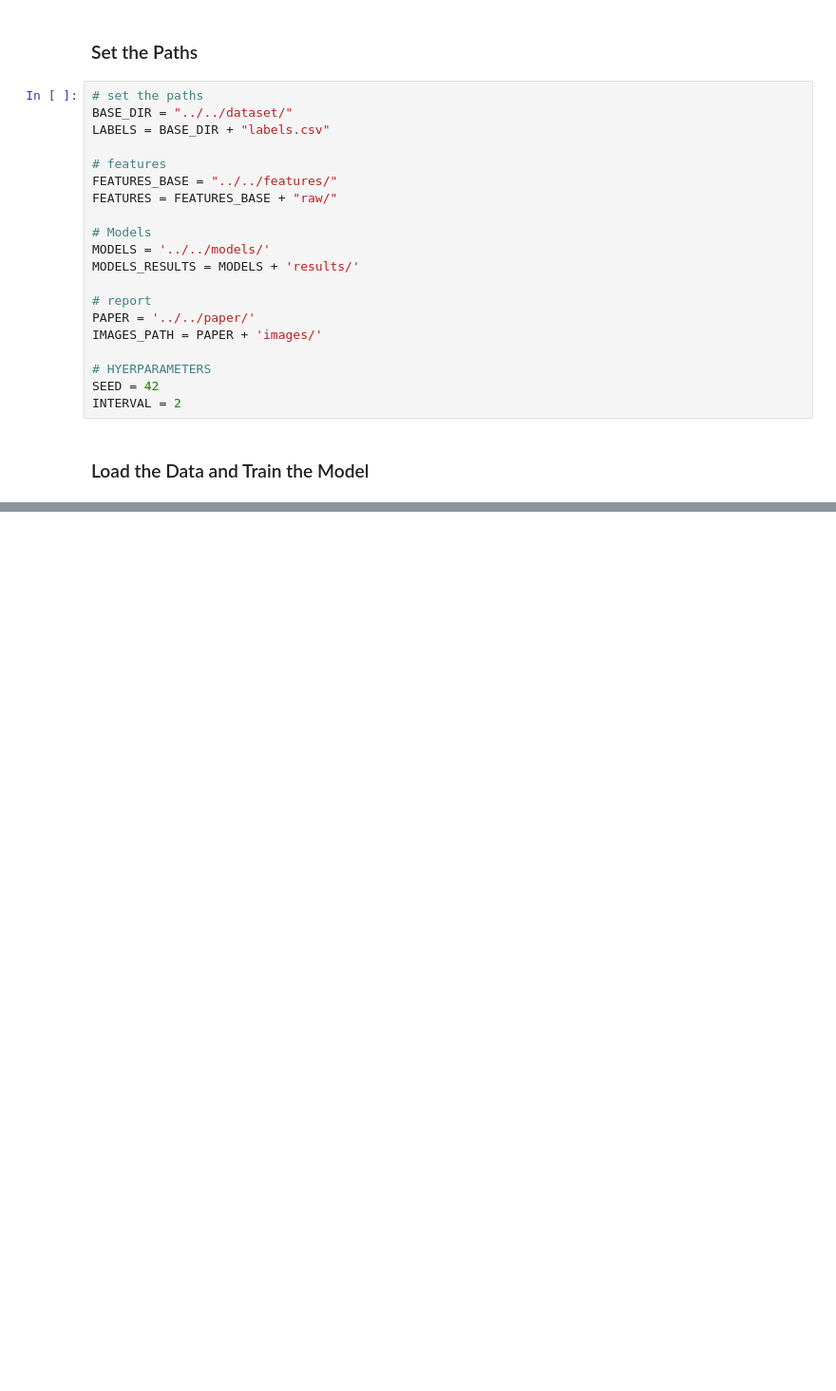
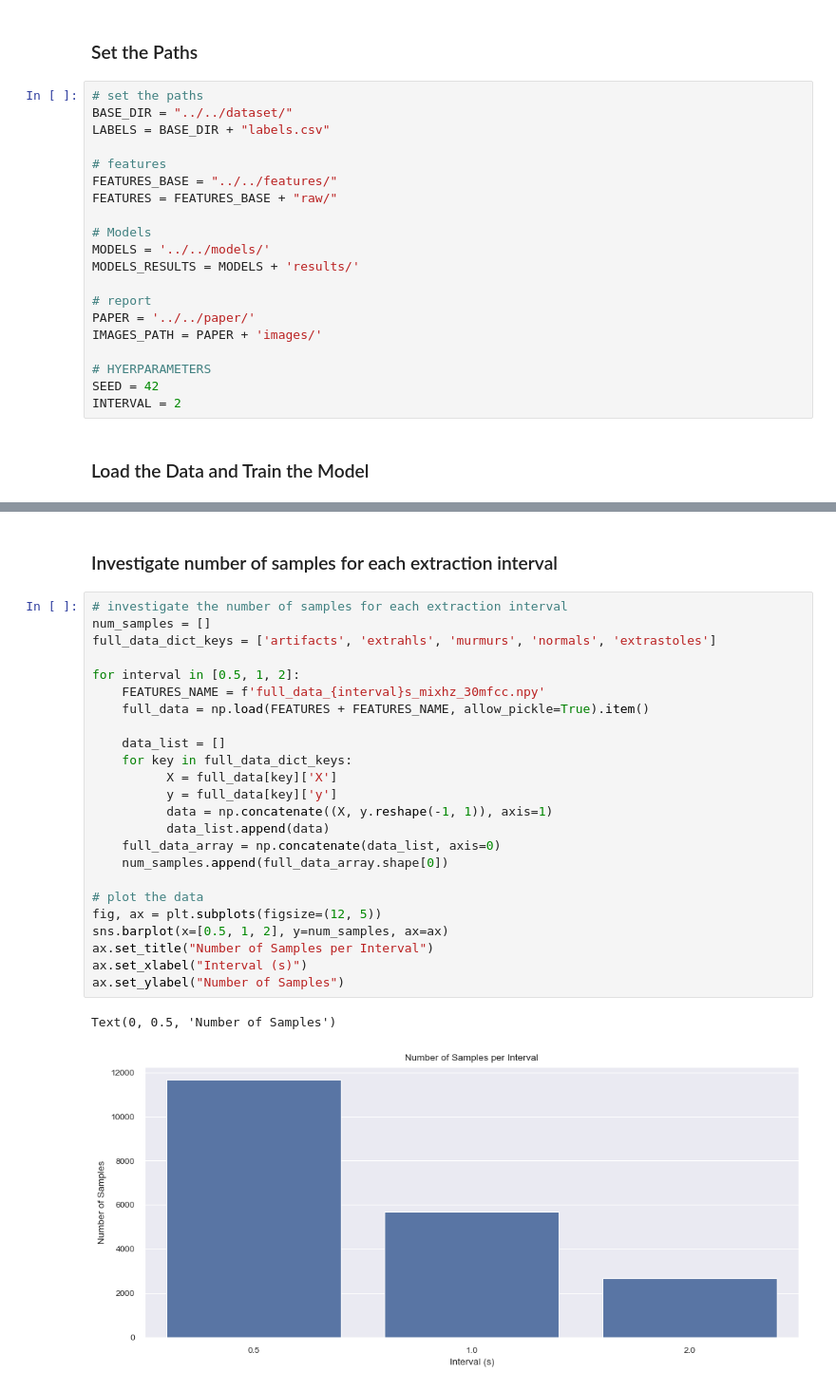
Before and after one commit to DavideLigari01/advanced-biomedical-project, a Jupyter notebook: notebooks/feature_analysis/sample_rate_impact.ipynb, the cells around one changed output, grey strips where cells are left out. Shown at 95% size. Saved outputs shown, nothing was run; the diff lists cells and outputs as text; blank space fills up the shorter version.

```diff
--- a/notebooks/feature_analysis/sample_rate_impact.ipynb
+++ b/notebooks/feature_analysis/sample_rate_impact.ipynb
@@ -282,0 +240,29 @@ fig.savefig(IMAGES_PATH + f'mean_accuracy_models_{interval}s.png', dpi=300)
+# %% [markdown]
+### Investigate number of samples for each extraction interval
+# %%
+# investigate the number of samples for each extraction interval
+num_samples = []
+full_data_dict_keys = ['artifacts', 'extrahls', 'murmurs', 'normals', 'extrastoles']
+
+for interval in [0.5, 1, 2]:
+    FEATURES_NAME = f'full_data_{interval}s_mixhz_30mfcc.npy'
+    full_data = np.load(FEATURES + FEATURES_NAME, allow_pickle=True).item()
+
+    data_list = []
+    for key in full_data_dict_keys:
+          X = full_data[key]['X']
+          y = full_data[key]['y']
+          data = np.concatenate((X, y.reshape(-1, 1)), axis=1)
+          data_list.append(data)
+    full_data_array = np.concatenate(data_list, axis=0)
+    num_samples.append(full_data_array.shape[0])
+
+# plot the data
+fig, ax = plt.subplots(figsize=(12, 5))
+sns.barplot(x=[0.5, 1, 2], y=num_samples, ax=ax)
+ax.set_title("Number of Samples per Interval")
+ax.set_xlabel("Interval (s)")
+ax.set_ylabel("Number of Samples")
+# %% [output]
+Text(0, 0.5, 'Number of Samples')
+[figure, added]
```
Also changed, not shown: parts of 8 cells of this notebook, 1 other file.
